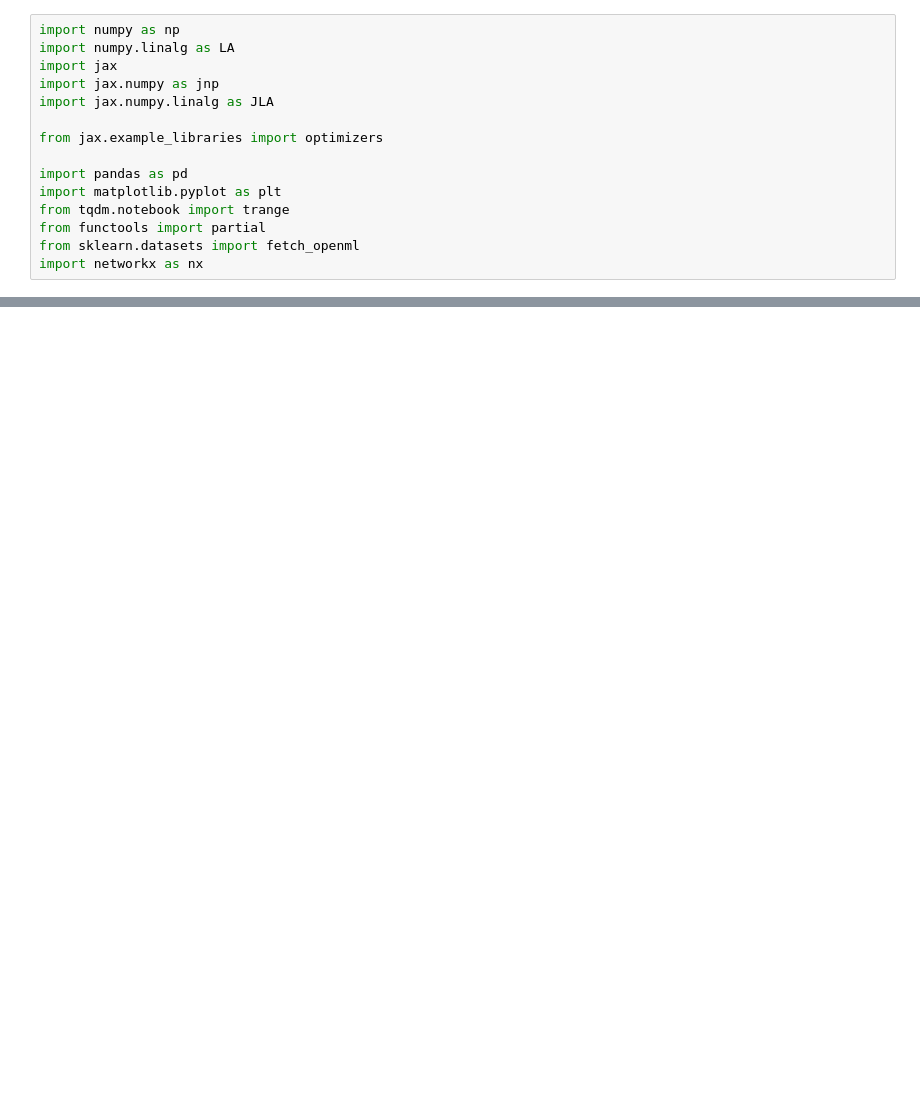
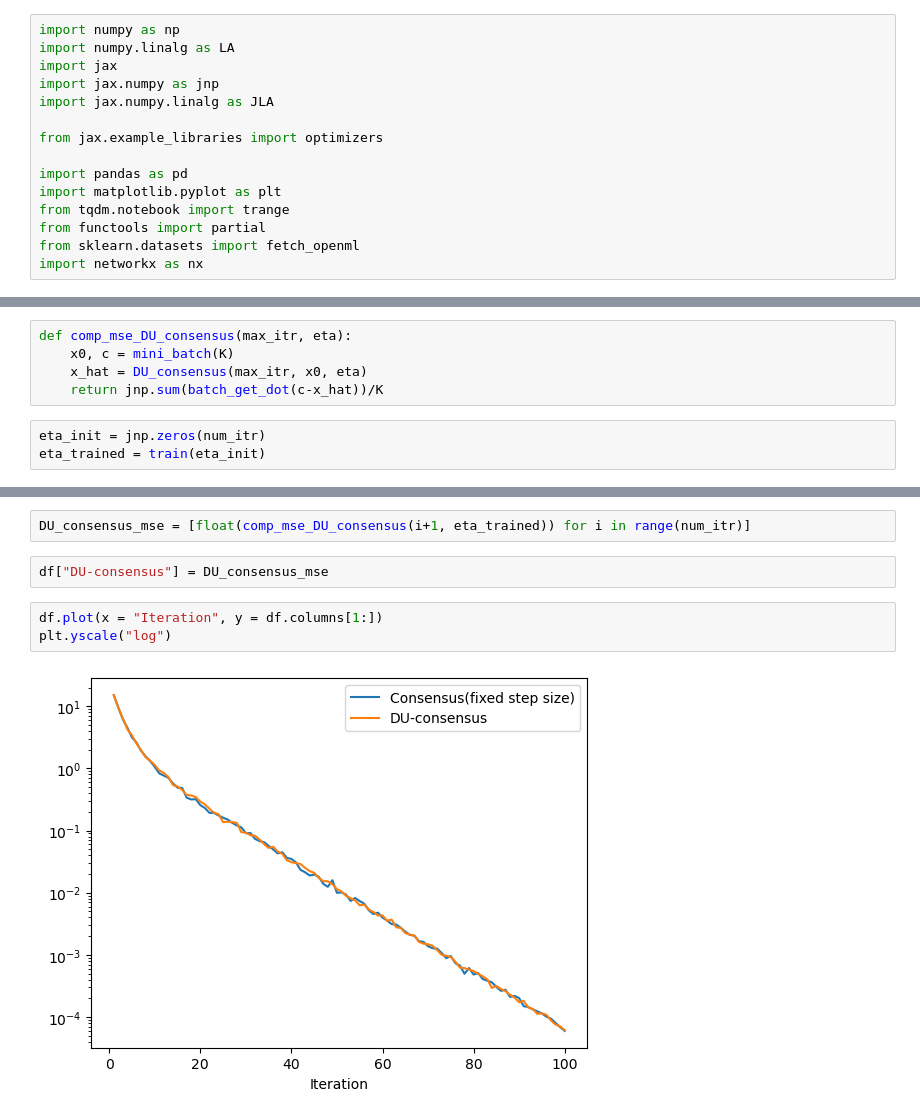
Before and after one commit to gomi-kuzu/model_base_deep, a Jupyter notebook: work/TranslateToPy/Chapter_5/DU-consensus_py.ipynb, the cells around one changed output, grey strips where cells are left out. Cells and saved outputs as stored; diff of their text form; blank space fills up the shorter version.

```diff
--- a/work/TranslateToPy/Chapter_5/DU-consensus_py.ipynb
+++ b/work/TranslateToPy/Chapter_5/DU-consensus_py.ipynb
@@ -33,0 +89,8 @@ L = jnp.array(L)
+# %%
+def comp_mse_DU_consensus(max_itr, eta):
+    x0, c = mini_batch(K)
+    x_hat = DU_consensus(max_itr, x0, eta)
+    return jnp.sum(batch_get_dot(c-x_hat))/K
+# %%
+eta_init = jnp.zeros(num_itr)
+eta_trained = train(eta_init)
@@ -33,0 +99,9 @@ L = jnp.array(L)
+# %%
+DU_consensus_mse = [float(comp_mse_DU_consensus(i+1, eta_trained)) for i in range(num_itr)]
+# %%
+df["DU-consensus"] = DU_consensus_mse
+# %%
+df.plot(x = "Iteration", y = df.columns[1:])
+plt.yscale("log")
+# %% [output]
+[figure, added]
```
Also changed, not shown: parts of 11 cells of this notebook.
